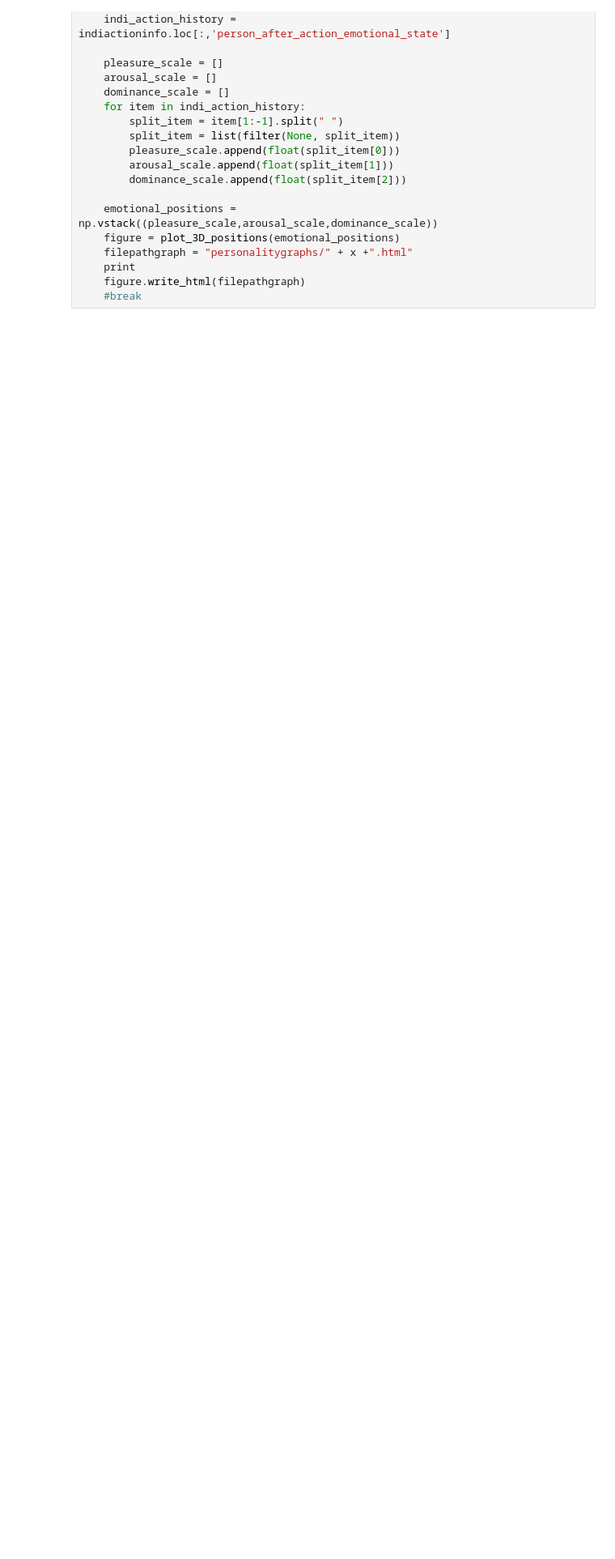
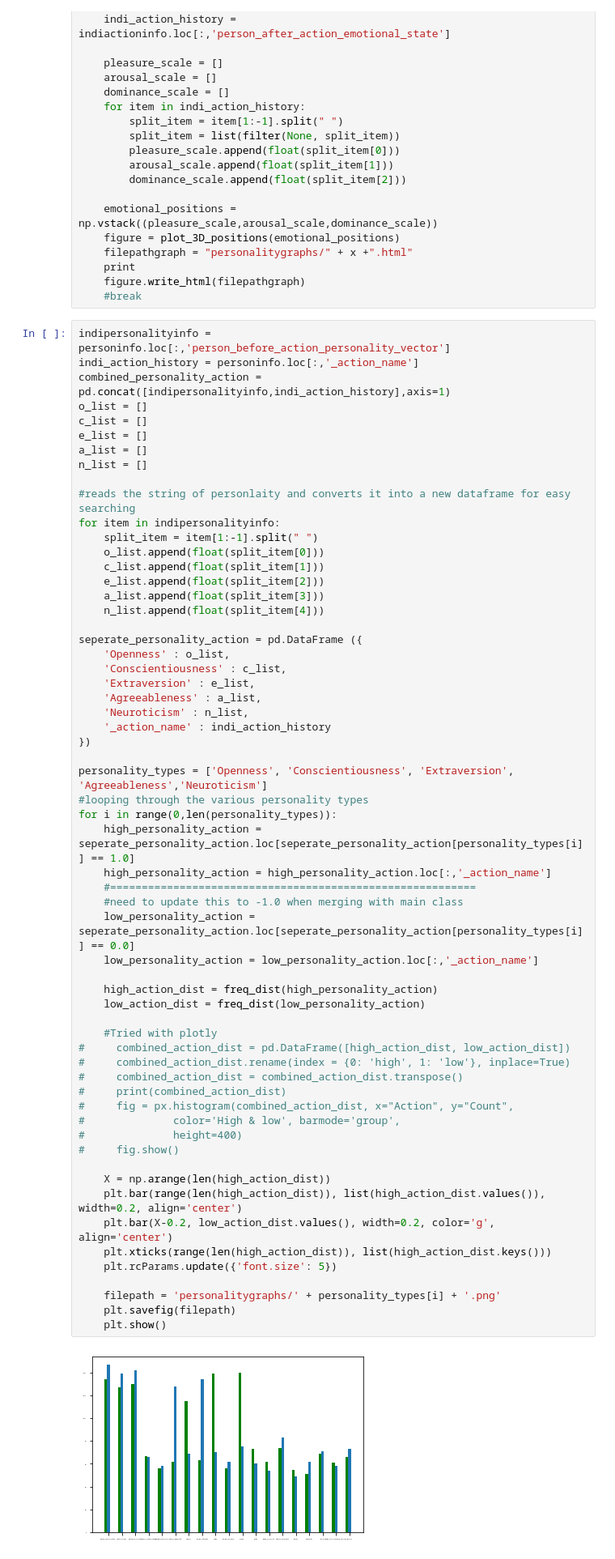
Before and after one commit to mnsinclair/singularity, a Jupyter notebook: Simulation_Analysis.ipynb, the cells around one changed output. Shown: that part at 81% size. Drawn from its saved outputs; the diff is of its cells as text; blank space fills up the shorter version.

Commit message:
Added new graphing type
Added personality vs actions graphing

```diff
--- a/Simulation_Analysis.ipynb
+++ b/Simulation_Analysis.ipynb
@@ -241,3 +242,65 @@ for x in person_list:
     print
     figure.write_html(filepathgraph)
     #break
+# %%
+indipersonalityinfo = personinfo.loc[:,'person_before_action_personality_vector']
+indi_action_history = personinfo.loc[:,'_action_name']
+combined_personality_action = pd.concat([indipersonalityinfo,indi_action_history],axis=1)
+o_list = []
+c_list = []
+e_list = []
+a_list = []
+n_list = []
+
+#reads the string of personlaity and converts it into a new dataframe for easy searching
+for item in indipersonalityinfo:
+    split_item = item[1:-1].split(" ")
+    o_list.append(float(split_item[0]))
+    c_list.append(float(split_item[1]))
+    e_list.append(float(split_item[2]))
+    a_list.append(float(split_item[3]))
+    n_list.append(float(split_item[4]))
+
+seperate_personality_action = pd.DataFrame ({
+    'Openness' : o_list,
+    'Conscientiousness' : c_list,
+    'Extraversion' : e_list,
+    'Agreeableness' : a_list,
+    'Neuroticism' : n_list,
+    '_action_name' : indi_action_history
+})
+
+personality_types = ['Openness', 'Conscientiousness', 'Extraversion', 'Agreeableness','Neuroticism']
+#looping through the various personality types
+for i in range(0,len(personality_types)):
+    high_personality_action = seperate_personality_action.loc[seperate_personality_action[personality_types[i]] == 1.0]
+    high_personality_action = high_personality_action.loc[:,'_action_name']
+    #==========================================================
+    #need to update this to -1.0 when merging with main class
+    low_personality_action = seperate_personality_action.loc[seperate_personality_action[personality_types[i]] == 0.0]
+    low_personality_action = low_personality_action.loc[:,'_action_name']
+
+    high_action_dist = freq_dist(high_personality_action)
+    low_action_dist = freq_dist(low_personality_action)
+
+    #Tried with plotly
+#     combined_action_dist = pd.DataFrame([high_action_dist, low_action_dist])
+#     combined_action_dist.rename(index = {0: 'high', 1: 'low'}, inplace=True)
+#     combined_action_dist = combined_action_dist.transpose()
+#     print(combined_action_dist)
+#     fig = px.histogram(combined_action_dist, x="Action", y="Count",
+#              color='High & low', barmode='group',
+#              height=400)
+#     fig.show()
+
+    X = np.arange(len(high_action_dist))
+    plt.bar(range(len(high_action_dist)), list(high_action_dist.values()), width=0.2, align='center')
+    plt.bar(X-0.2, low_action_dist.values(), width=0.2, color='g', align='center')
+    plt.xticks(range(len(high_action_dist)), list(high_action_dist.keys()))
+    plt.rcParams.update({'font.size': 5})
+
+    filepath = 'personalitygraphs/' + personality_types[i] + '.png'
+    plt.savefig(filepath)
+    plt.show()
+# %% [output]
+[figure, added]
```
Also changed, not shown: parts of 2 cells of this notebook, 5 other files.
